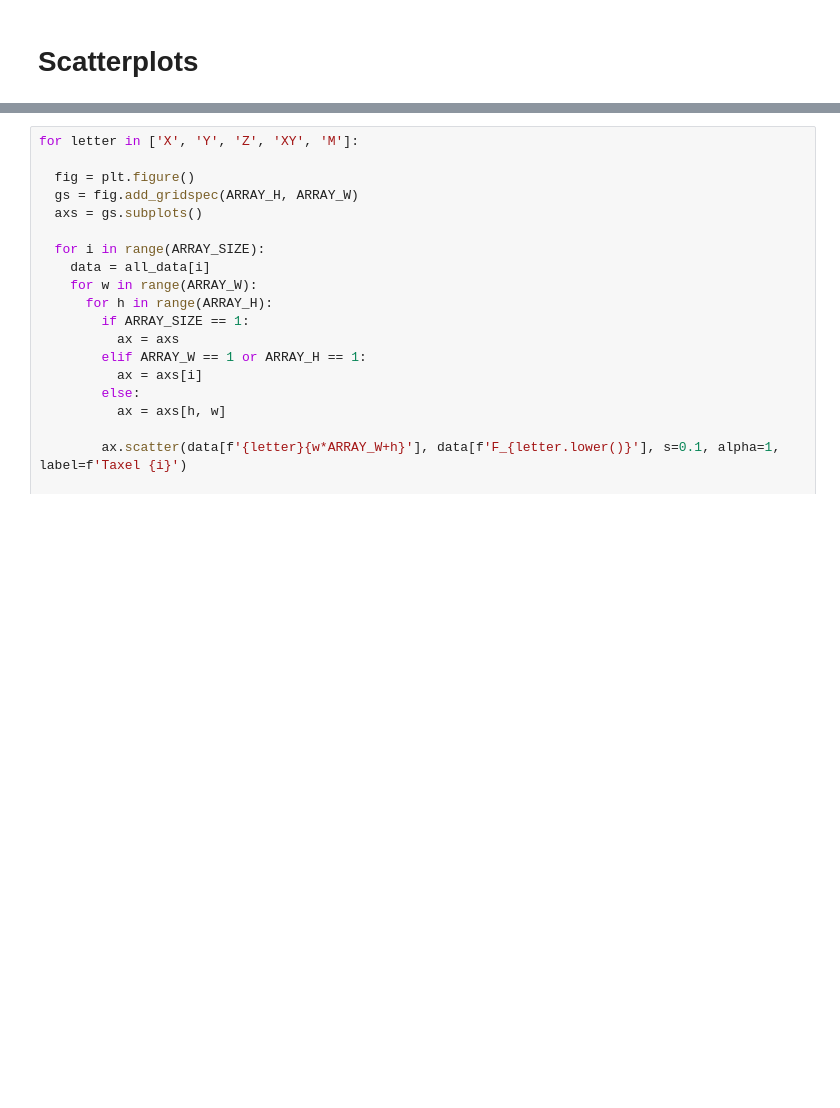
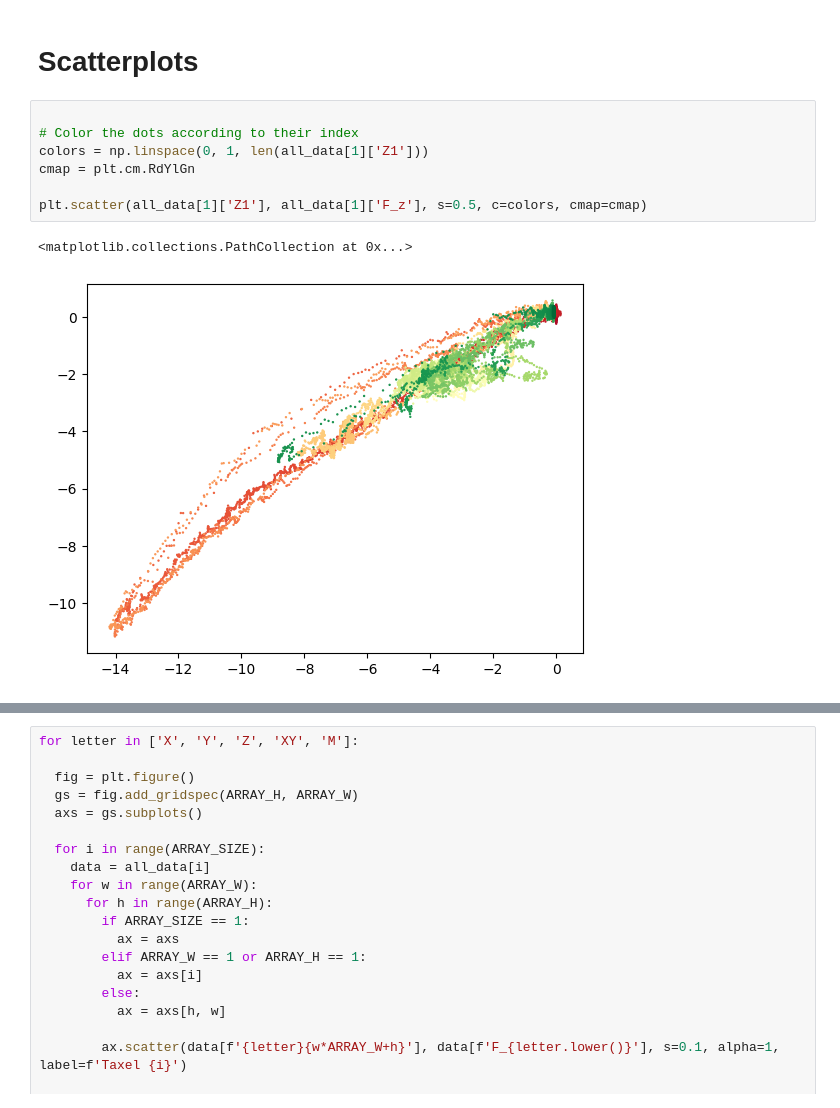
Before and after one commit to LowiekVDS/High-Resolution-Three-axis-Force-Sensing-for-Robotic-Fingertips, a Jupyter notebook: notebooks/analyze_data.ipynb, the cells around one changed output, grey strips where cells are left out. Saved outputs shown, nothing was run; the diff lists cells and outputs as text; blank space fills up the shorter version.

Commit message:
data

```diff
--- a/notebooks/analyze_data.ipynb
+++ b/notebooks/analyze_data.ipynb
@@ -83,3 +84,13 @@ for j in range(ARRAY_SIZE):
         data[f'M{i}'] = np.sqrt(data[f'X{i}']**2 + data[f'Y{i}']**2 + data[f'Z{i}']**2)
 # %% [markdown]
 # Scatterplots
+# %%
+
+# Color the dots according to their index
+colors = np.linspace(0, 1, len(all_data[1]['Z1']))
+cmap = plt.cm.RdYlGn
+
+plt.scatter(all_data[1]['Z1'], all_data[1]['F_z'], s=0.5, c=colors, cmap=cmap)
+# %% [output]
+<matplotlib.collections.PathCollection at 0x...>
+[figure, added]
```
Also changed, not shown: parts of 4 cells of this notebook, 31 other files.
